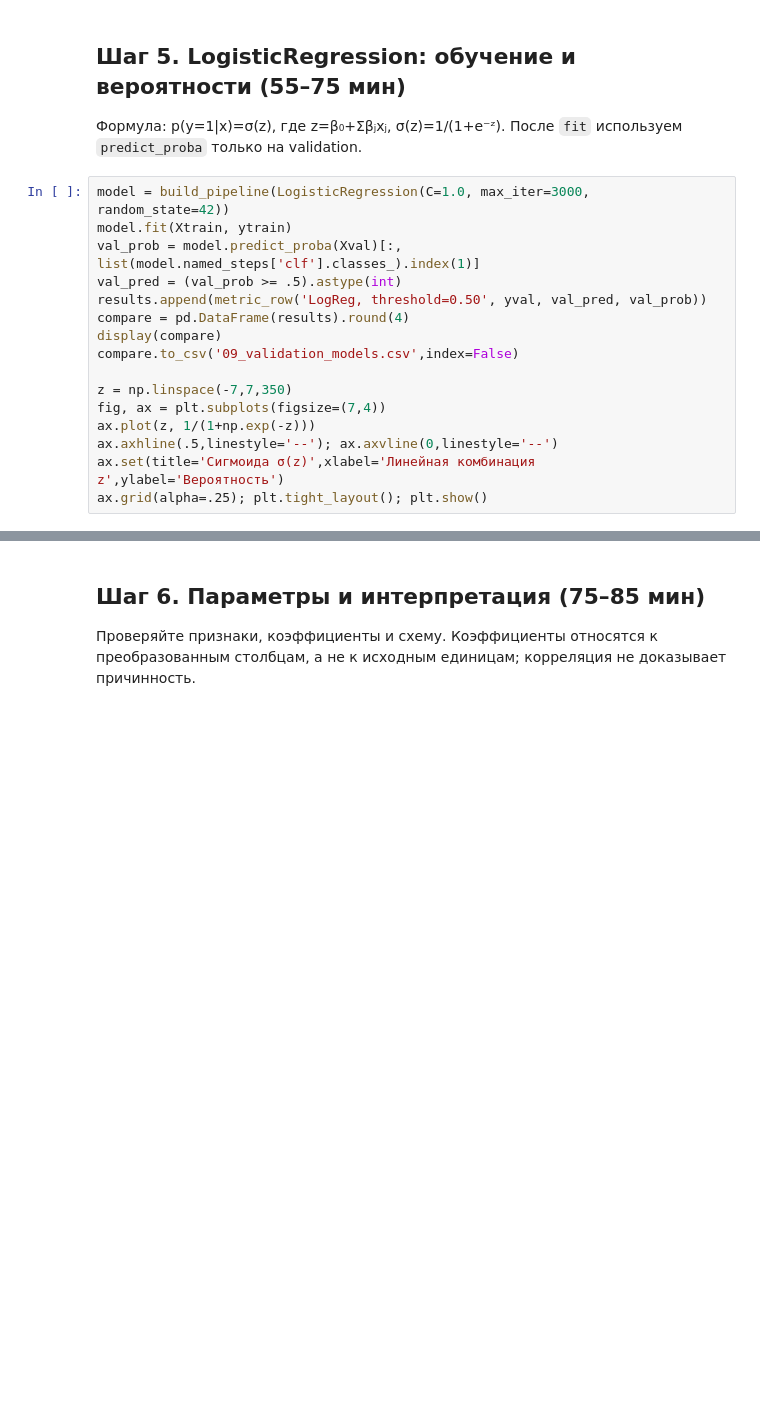
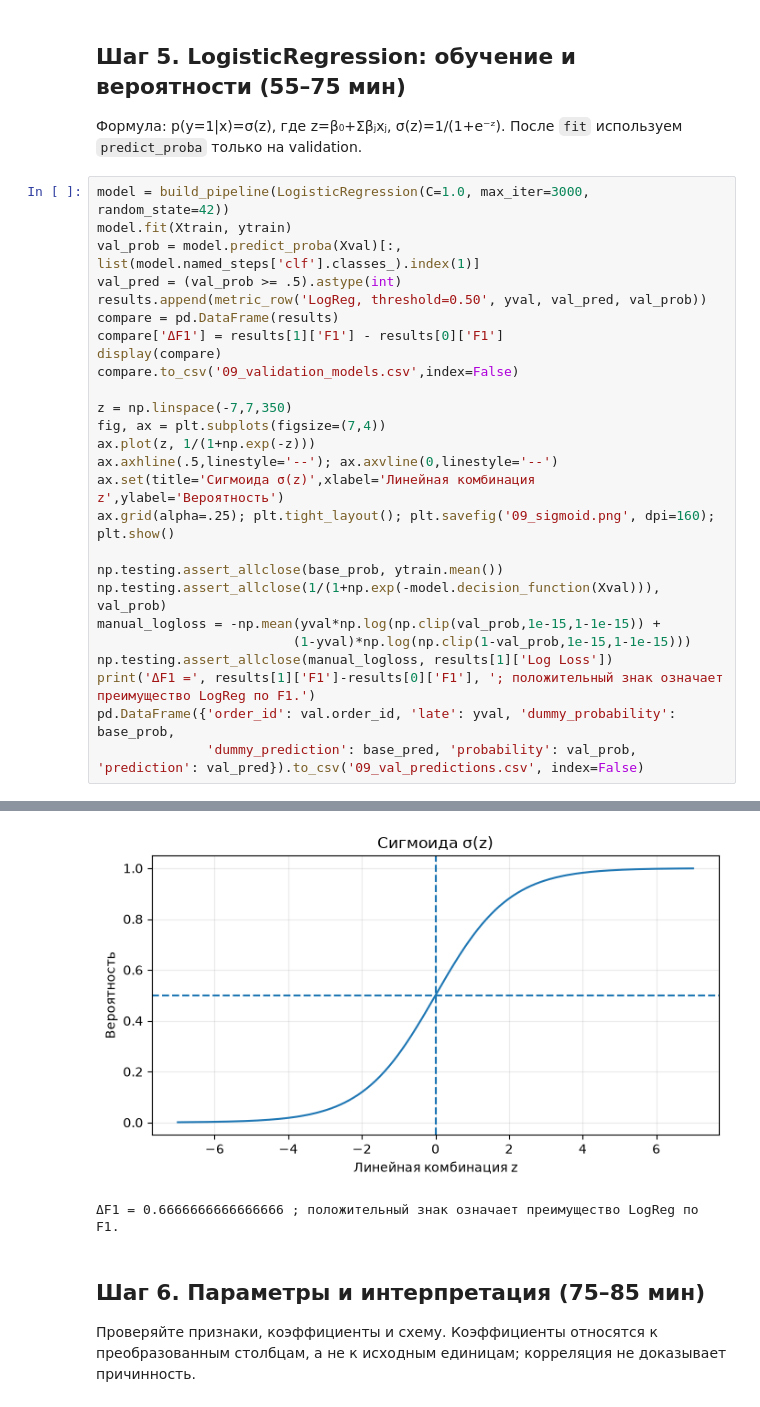
Before and after one commit to Vladislav-Evg-Sid/utmn-master-degree, a Jupyter notebook: tii/lb9/09_student.ipynb, the cells around one changed output, grey strips where cells are left out. Cells and saved outputs as stored; diff of their text form; blank space fills up the shorter version.

```diff
--- a/tii/lb9/09_student.ipynb
+++ b/tii/lb9/09_student.ipynb
@@ -181,7 +228,8 @@ model.fit(Xtrain, ytrain)
 val_prob = model.predict_proba(Xval)[:, list(model.named_steps['clf'].classes_).index(1)]
 val_pred = (val_prob >= .5).astype(int)
 results.append(metric_row('LogReg, threshold=0.50', yval, val_pred, val_prob))
-compare = pd.DataFrame(results).round(4)
+compare = pd.DataFrame(results)
+compare['ΔF1'] = results[1]['F1'] - results[0]['F1']
 display(compare)
 compare.to_csv('09_validation_models.csv',index=False)
 
@@ -190,4 +238,14 @@ fig, ax = plt.subplots(figsize=(7,4))
 ax.plot(z, 1/(1+np.exp(-z)))
 ax.axhline(.5,linestyle='--'); ax.axvline(0,linestyle='--')
 ax.set(title='Сигмоида σ(z)',xlabel='Линейная комбинация z',ylabel='Вероятность')
-ax.grid(alpha=.25); plt.tight_layout(); plt.show()
+ax.grid(alpha=.25); plt.tight_layout(); plt.savefig('09_sigmoid.png', dpi=160); plt.show()
+
+np.testing.assert_allclose(base_prob, ytrain.mean())
+np.testing.assert_allclose(1/(1+np.exp(-model.decision_function(Xval))), val_prob)
+manual_logloss = -np.mean(yval*np.log(np.clip(val_prob,1e-15,1-1e-15)) +
+                         (1-yval)*np.log(np.clip(1-val_prob,1e-15,1-1e-15)))
+np.testing.assert_allclose(manual_logloss, results[1]['Log Loss'])
+print('ΔF1 =', results[1]['F1']-results[0]['F1'], '; положительный знак означает преимущество LogReg по F1.')
+pd.DataFrame({'order_id': val.order_id, 'late': yval, 'dummy_probability': base_prob,
+              'dummy_prediction': base_pred, 'probability': val_prob, 'prediction': val_pred}).to_csv('09_val_predictions.csv', index=False)
+# %% [output]
@@ -194,3 +255,5 @@ ax.grid(alpha=.25); plt.tight_layout(); plt.show()
+[figure, added]
+ΔF1 = 0.6666666666666666 ; положительный знак означает преимущество LogReg по F1.
 # %% [markdown]
 ## Шаг 6. Параметры и интерпретация (75–85 мин)
 Проверяйте признаки, коэффициенты и схему. Коэффициенты относятся к преобразованным столбцам, а не к исходным единицам; корреляция не доказывает причинность.
```
Also changed, not shown: parts of 9 cells of this notebook, 19 other files.
